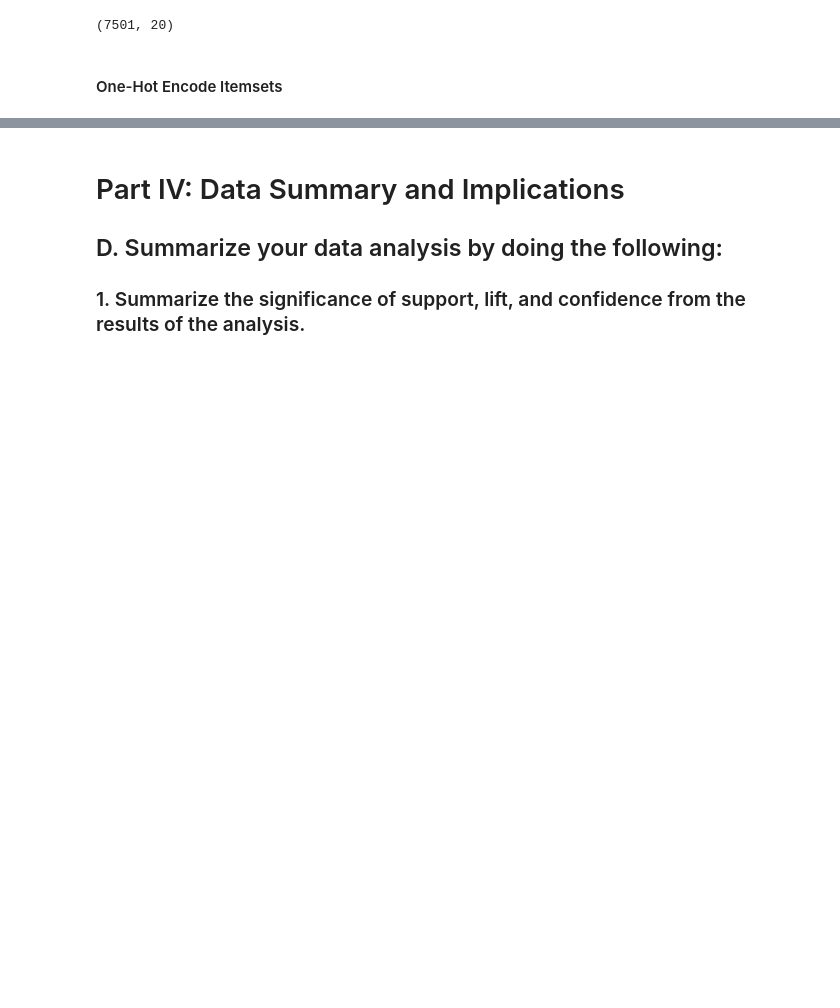
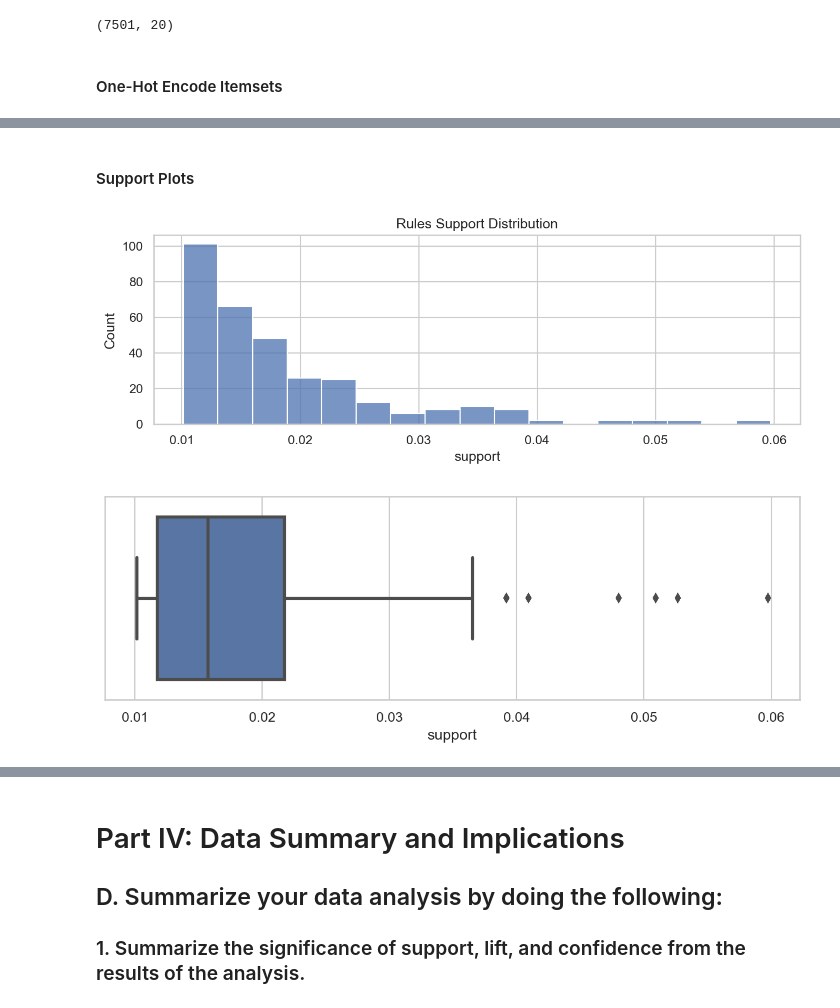
Before and after one commit to chrispaynes/OSDSC-Portfolio, a Jupyter notebook: data_mining_ii_nb/03. ASSOCIATION RULES AND LIFT ANALYSIS/market_basket.ipynb, the cells around one changed output, grey strips where cells are left out. Drawn from its saved outputs; the diff is of its cells as text; code cells hidden in the pictures; blank space fills up the shorter version.

```diff
--- a/data_mining_ii_nb/03. ASSOCIATION RULES AND LIFT ANALYSIS/market_basket.ipynb
+++ b/data_mining_ii_nb/03. ASSOCIATION RULES AND LIFT ANALYSIS/market_basket.ipynb
@@ -619,0 +424,3 @@ basket['ALARM CLOCK BAKELIKE RED'].sum()
+# %%
+rules = association_rules(frequent_itemsets, min_threshold=0.1).sort_values(by=["confidence", "support", "antecedents"], ascending=False).reset_index(drop=True)
+rules
@@ -619,0 +441,13 @@ basket['ALARM CLOCK BAKELIKE RED'].sum()
+# %% [markdown]
+#### Support Plots
+# %%
+metric = "support"
+_ = plt.subplots(figsize=(10, 3))
+_ = sns.histplot(data=rules, x=metric).set(title=f"Rules {metric.title()} Distribution")
+
+_ = plt.subplots(figsize=(10, 3))
+_ = sns.boxplot(data=rules, x=metric)
+plt.show()
+# %% [output]
+[figure, added]
+[figure, added]
```
Also changed, not shown: parts of 68 cells of this notebook, 1 other file.
